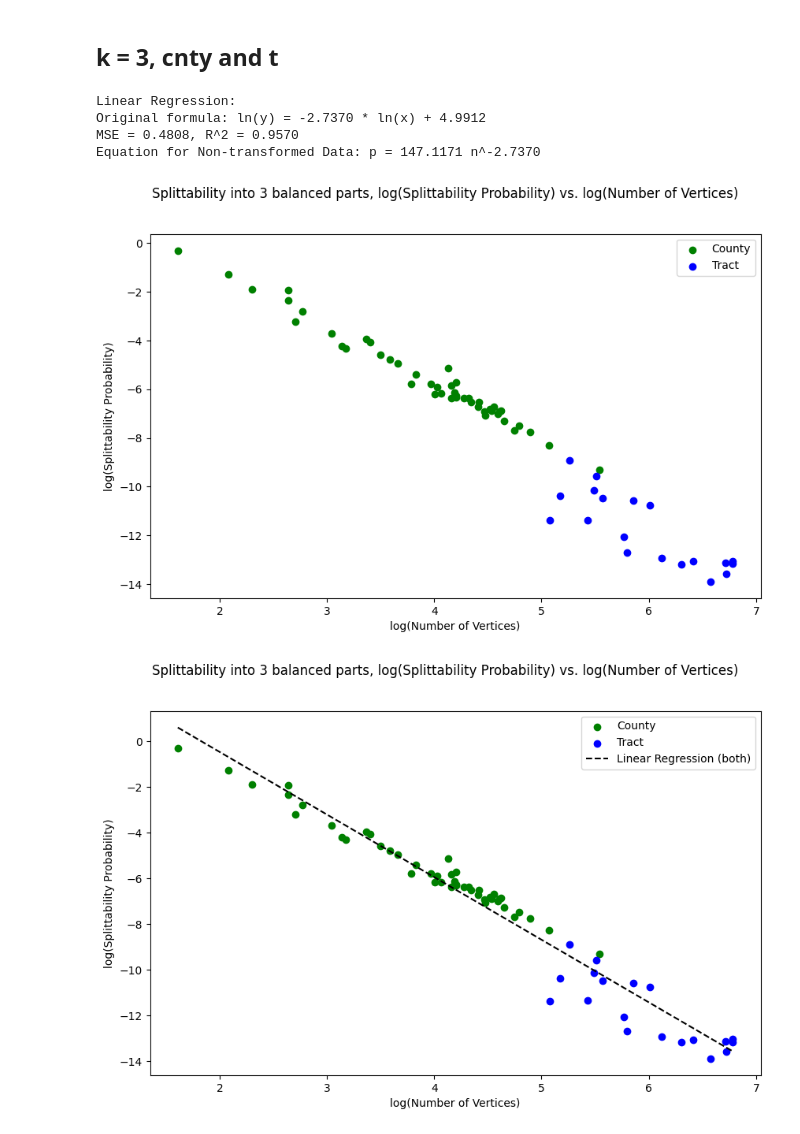
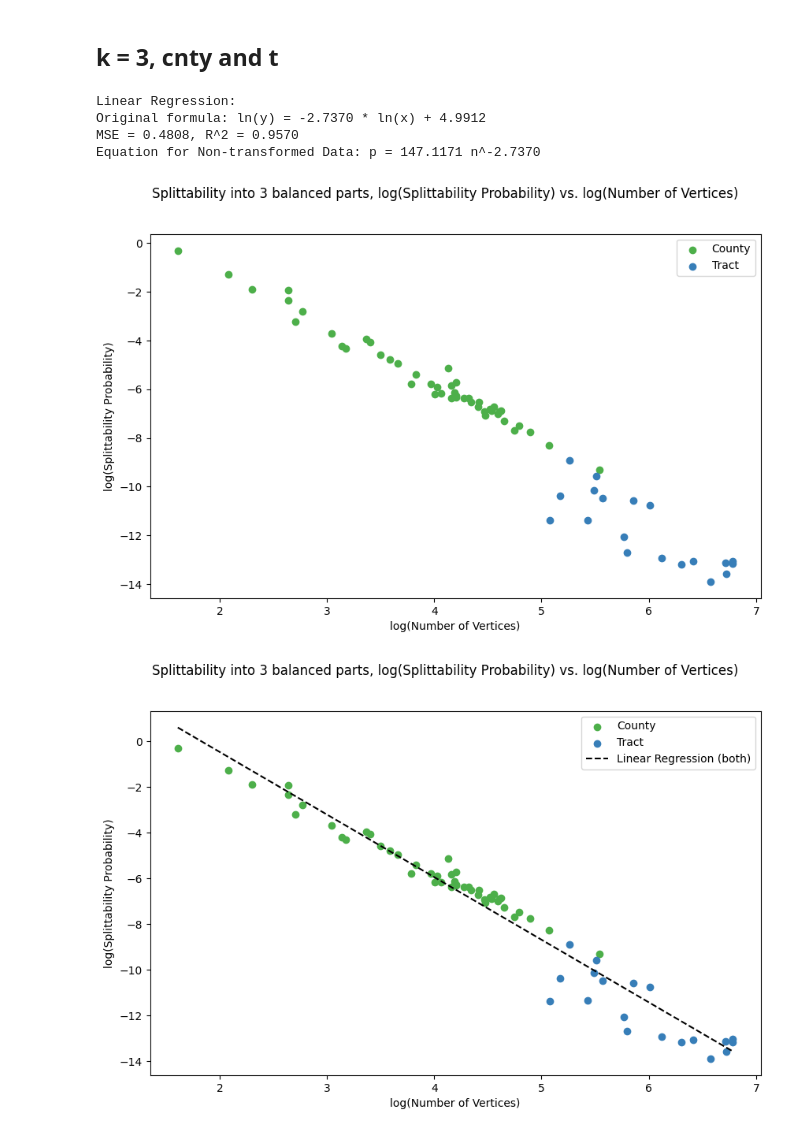
Before and after one commit to sranders15/Spanning-Trees-of-Dual-Graphs, a Jupyter notebook: Splittability/regression_visualization.ipynb, the cells around one changed output. Drawn from its saved outputs; the diff is of its cells as text; code cells hidden in the pictures.

```diff
--- a/Splittability/regression_visualization.ipynb
+++ b/Splittability/regression_visualization.ipynb
@@ -34,9 +34,9 @@ def linear_regression(log_x, a, b):
     return (a*log_x) + b
 
 # Colors used in plots; consistent across plots
-color = {'cnty':'g',
-         't':'b',
-         'bg':'r'
+color = {'cnty':'#4daf4a',
+         't':'#377eb8',
+         'bg':'#e41a1c'
 }
 # %%
 # Read in data
@@ -387,8 +387,8 @@ print(f"Equation for Non-transformed Data: p = {c[g]:.4f} n^{a_linear[g]:.4f}\n"
 # PLOT BOTH, NO LINES
 
 plt.figure(figsize=(10, 6))
-plt.scatter(logx['cnty3'], logy['cnty3'], color='green', label="County")
-plt.scatter(logx['t3'], logy['t3'], color='blue', label="Tract")
+plt.scatter(logx['cnty3'], logy['cnty3'], color='#4daf4a', label="County")
+plt.scatter(logx['t3'], logy['t3'], color='#377eb8', label="Tract")
 
 plt.xlabel(f"log(Number of Vertices)")
 plt.ylabel("log(Splittability Probability)")
@@ -399,38 +399,38 @@ plt.savefig(f"fig/all_{k}_log_v_log_nolines.png")
 
 # PLOT BOTH WITH OVERALL REGRESSION LINE
 
 x_vals_log[g] = np.linspace(min(logx[g]), max(logx[g]), 500)
 y_vals_linear[g] = linear_regression(x_vals_log[g], a_linear[g], b_linear[g])
 
 plt.figure(figsize=(10, 6))
-plt.scatter(logx['cnty3'], logy['cnty3'], color='green', label="County")
-plt.scatter(logx['t3'], logy['t3'], color='blue', label="Tract")
+plt.scatter(logx['cnty3'], logy['cnty3'], color='#4daf4a', label="County")
+plt.scatter(logx['t3'], logy['t3'], color='#377eb8', label="Tract")
 plt.plot(x_vals_log[g], y_vals_linear[g], "k--", label="Linear Regression (both)")
 
 plt.xlabel(f"log(Number of Vertices)")
 plt.ylabel("log(Splittability Probability)")
 plt.suptitle(f"Splittability into {k} balanced parts, log(Splittability Probability) vs. log(Number of Vertices)")
 plt.legend()
 plt.savefig(f"fig/all_{k}_log_v_log.png")
 
 # PLOT BOTH WITH ALL REGRESSION LINES
 
 plt.figure(figsize=(10, 6))
-plt.scatter(logx['cnty3'], logy['cnty3'], color='green', label="County")
-plt.scatter(logx['t3'], logy['t3'], color='blue', label="Tract")
+plt.scatter(logx['cnty3'], logy['cnty3'], color='#4daf4a', label="County")
+plt.scatter(logx['t3'], logy['t3'], color='#377eb8', label="Tract")
 plt.plot(x_vals_log[g], y_vals_linear[g], "k--", label="Linear Regression (both)")
-plt.plot(x_vals_log["cnty3"], y_vals_linear["cnty3"], "g--", label="Linear Regression (cnty)")
-plt.plot(x_vals_log["t3"], y_vals_linear["t3"], "b--", label="Linear Regression (t)")
+plt.plot(x_vals_log["cnty3"], y_vals_linear["cnty3"], "--", color='#4daf4a',label="Linear Regression (cnty)")
+plt.plot(x_vals_log["t3"], y_vals_linear["t3"], "--", color='#377eb8', label="Linear Regression (t)")
 
 plt.xlabel(f"log(Number of Vertices)")
 plt.ylabel("log(Splittability Probability)")
 plt.suptitle(f"Splittability into {k} balanced parts, log(Splittability Probability) vs. log(Number of Vertices)")
 plt.legend()
 plt.savefig(f"fig/all_{k}_log_v_log_alllines.png")
 # %% [output]
 Linear Regression:
 Original formula: ln(y) = -2.7370 * ln(x) + 4.9912
 MSE = 0.4808, R^2 = 0.9570
 Equation for Non-transformed Data: p = 147.1171 n^-2.7370
-[figure, old version]
+[figure, new version]
-[figure, old version]
+[figure, new version]
```
Also changed, not shown: parts of 6 cells of this notebook, 21 other files.
